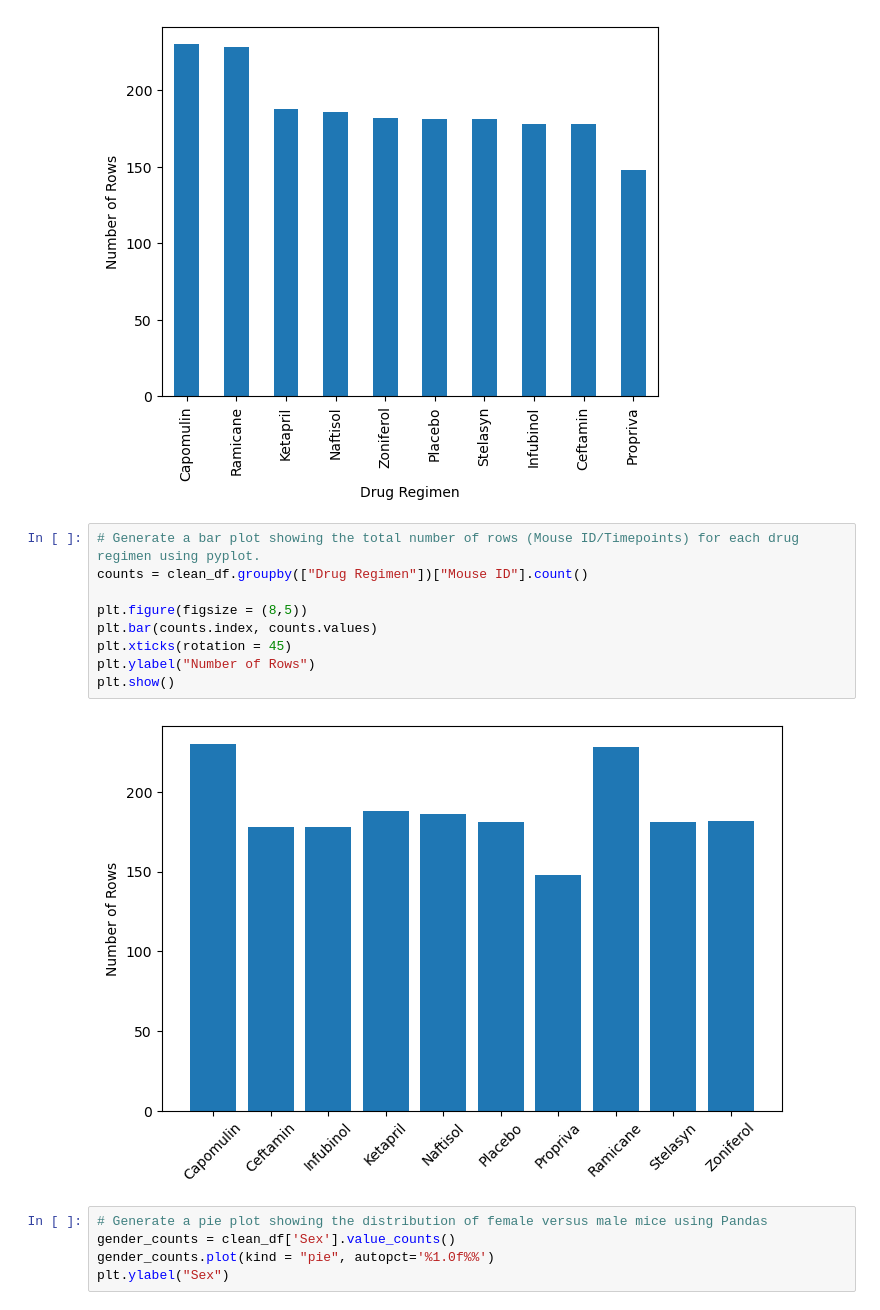
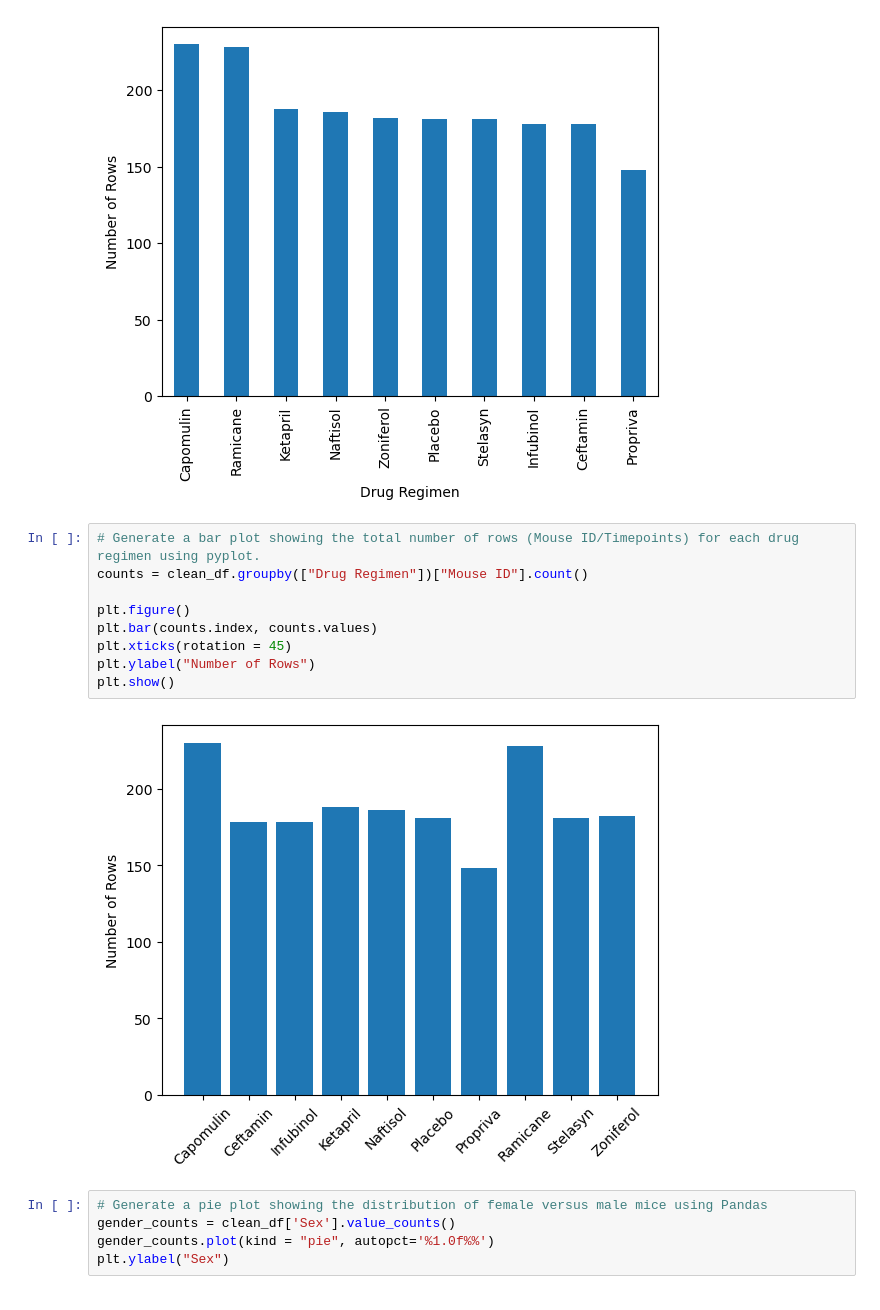
Before and after one commit to aparsley1/Matplotlib-challenge, a Jupyter notebook: Pymaceuticals Inc/Pymaceuticals.ipynb, the cells around one changed output. Saved outputs shown, nothing was run; the diff lists cells and outputs as text.

```diff
--- a/Pymaceuticals Inc/Pymaceuticals.ipynb
+++ b/Pymaceuticals Inc/Pymaceuticals.ipynb
@@ -146,14 +148,14 @@ Text(0, 0.5, 'Number of Rows')
 # %%
 # Generate a bar plot showing the total number of rows (Mouse ID/Timepoints) for each drug regimen using pyplot.
 counts = clean_df.groupby(["Drug Regimen"])["Mouse ID"].count()
 
-plt.figure(figsize = (8,5))
+plt.figure()
 plt.bar(counts.index, counts.values)
 plt.xticks(rotation = 45)
 plt.ylabel("Number of Rows")
 plt.show()
 # %% [output]
-[figure, old version]
+[figure, new version]
 # %%
 # Generate a pie plot showing the distribution of female versus male mice using Pandas
 gender_counts = clean_df['Sex'].value_counts()
```
Also changed, not shown: parts of 3 cells of this notebook.
